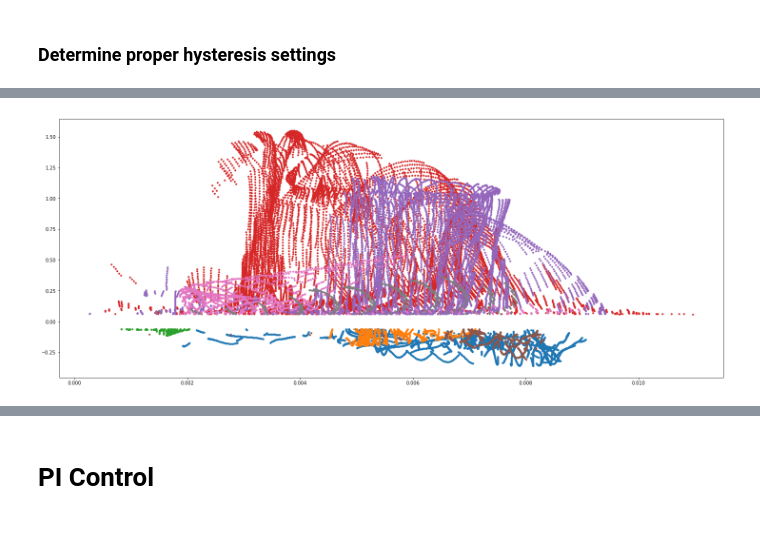
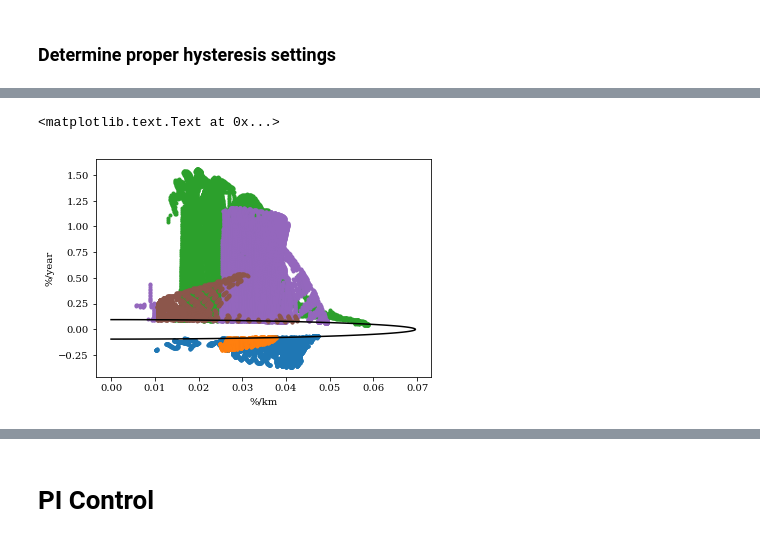
Before and after one commit to abrupt-climate/notebooks, a Jupyter notebook: Tree fraction.ipynb, the cells around one changed output, grey strips where cells are left out. Saved outputs shown, nothing was run; the diff lists cells and outputs as text; code cells hidden in the pictures.

Commit message:
add new histogram to sea ice a nd tree fraction

```diff
--- a/Tree fraction.ipynb
+++ b/Tree fraction.ipynb
@@ -162,5 +142,5 @@ recommended setting for gamma:  0.0190115
 # %%
-gamma_cal = calibration['gamma'][3]
+gamma_cal = calibration['gamma'][4]
 scaling_factor = gamma_cal * unit('10 km/year')
 sobel_delta_d = sobel_delta_t * scaling_factor
 sobel_weights = [sobel_delta_t, sobel_delta_d, sobel_delta_d]
@@ -246,0 +231,7 @@ plot_mollweide(box, labels.max(axis=0), cmap=my_cmap, vmin=1)
+# %%
+plt.pcolormesh(xe, te, h.T, norm=matplotlib.colors.LogNorm(vmin=10, vmax=h.max()))
+dp = np.linspace(-np.pi/2, np.pi/2, 100)
+dt = mag_quartiles[4] * sin(dp)
+dx = mag_quartiles[4] * cos(dp) * unit('1/year') / scaling_factor
+# plt.xlim(0, 0.06)
+plt.plot(dx, dt, c='k')
@@ -247,18 +241,27 @@ plot_mollweide(box, labels.max(axis=0), cmap=my_cmap, vmin=1)
 # %%
 def feature_stats(i):
     idx = np.where(np.logical_and(m, labels == i))
     sobel = sb[:, idx[0], idx[1], idx[2]].data
     dx = np.sqrt(sobel[1]**2 + sobel[2]**2)
     signal = 1./sobel[3]
     return {
-        'dx': dx/sobel[3],
-        'dt': sobel[0]/sobel[3],
+        'dx': dx/sobel[3] * unit('1/year') / scaling_factor,
+        'dt': sobel[0]/sobel[3] * unit('1/year'),
         'theta': 180/np.pi * np.arctan2(dx, sobel[0]),
         'idx': idx
     }
 
 for i in big_enough:
     stats = feature_stats(i)
     plt.plot(stats['dx'], stats['dt'], '.') ;
+
+dp = np.linspace(-np.pi/2, np.pi/2, 100)
+dt = mag_quartiles[4] * sin(dp)
+dx = mag_quartiles[4] * cos(dp) * unit('1/year') / scaling_factor
+# plt.xlim(0, 0.06)
+plt.plot(dx, dt, c='k')
+plt.ylabel('%/year')
+plt.xlabel('%/km')
 # %% [output]
+<matplotlib.text.Text at 0x...>
-[figure, old version]
+[figure, new version]
```
Also changed, not shown: parts of 18 cells of this notebook, 1 other file.
